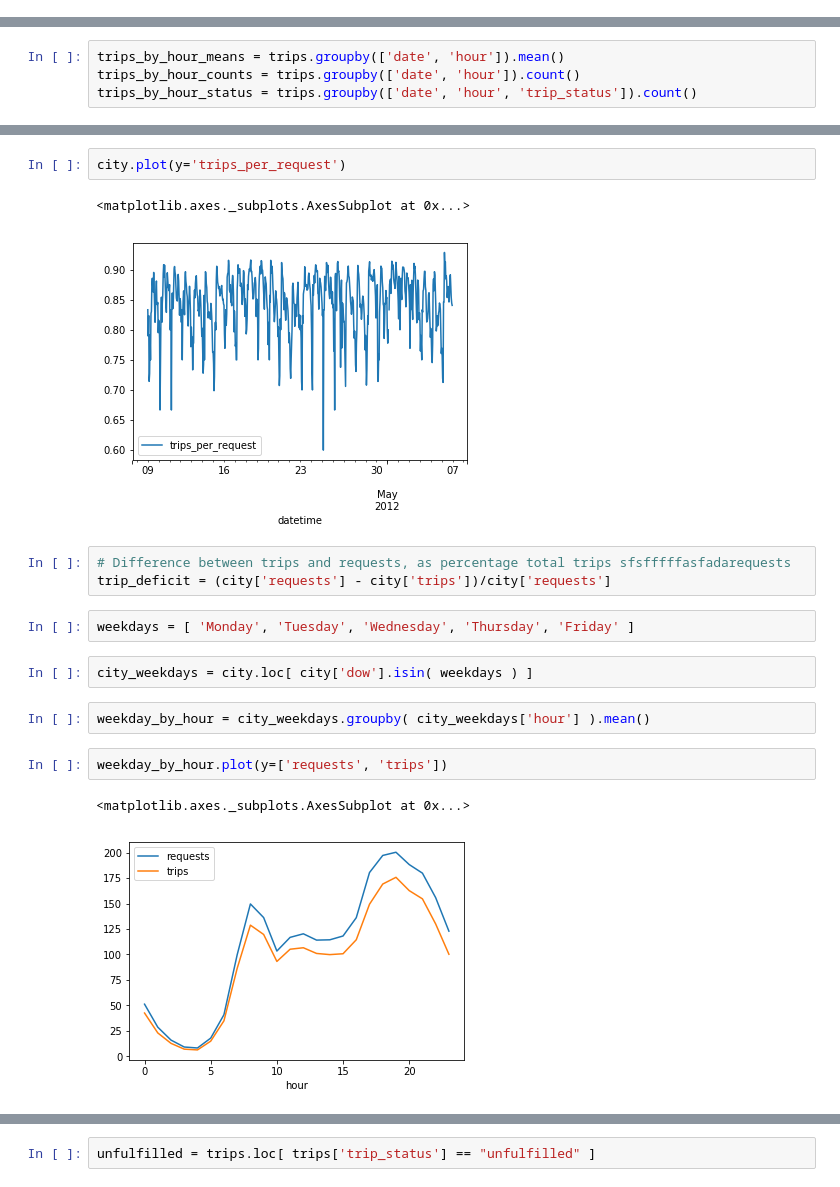
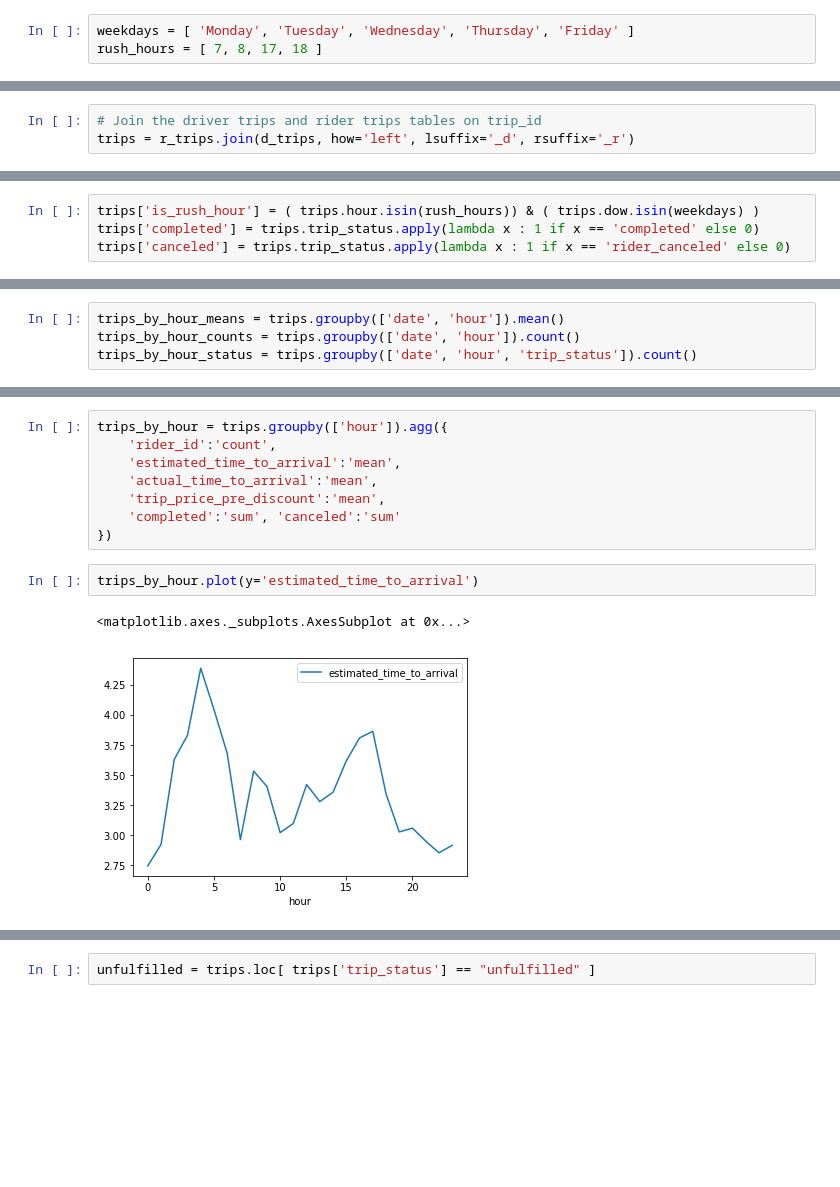
Before and after one commit to darthursteele/cityx, a Jupyter notebook: City X Marketplace Diagnostic Analysis.ipynb, the cells around one changed output, grey strips where cells are left out. Cells and saved outputs as stored; diff of their text form; blank space fills up the shorter version.

```diff
--- a/City X Marketplace Diagnostic Analysis.ipynb
+++ b/City X Marketplace Diagnostic Analysis.ipynb
@@ -53,0 +82,3 @@ import matplotlib.pyplot as plt
+# %%
+weekdays = [ 'Monday', 'Tuesday', 'Wednesday', 'Thursday', 'Friday' ]
+rush_hours = [ 7, 8, 17, 18 ]
@@ -158,0 +198,3 @@ trips['hour'] = trips.request_time.dt.hour
+# %%
+# Join the driver trips and rider trips tables on trip_id
+trips = r_trips.join(d_trips, how='left', lsuffix='_d', rsuffix='_r')
@@ -158,0 +216,4 @@ trips['hour'] = trips.request_time.dt.hour
+# %%
+trips['is_rush_hour'] = ( trips.hour.isin(rush_hours)) & ( trips.dow.isin(weekdays) )
+trips['completed'] = trips.trip_status.apply(lambda x : 1 if x == 'completed' else 0)
+trips['canceled'] = trips.trip_status.apply(lambda x : 1 if x == 'rider_canceled' else 0)
@@ -201,19 +593,13 @@ city['trips_per_request'] = city['trips']/city['requests']
+# %%
+trips_by_hour = trips.groupby(['hour']).agg({
+    'rider_id':'count',
+    'estimated_time_to_arrival':'mean',
+    'actual_time_to_arrival':'mean',
+    'trip_price_pre_discount':'mean',
+    'completed':'sum', 'canceled':'sum'
+})
 # %%
-city.plot(y='trips_per_request')
+trips_by_hour.plot(y='estimated_time_to_arrival')
 # %% [output]
 <matplotlib.axes._subplots.AxesSubplot at 0x...>
-[figure, old version]
+[figure, new version]
-# %%
-# Difference between trips and requests, as percentage total trips sfsfffffasfadarequests
-trip_deficit = (city['requests'] - city['trips'])/city['requests']
-# %%
-weekdays = [ 'Monday', 'Tuesday', 'Wednesday', 'Thursday', 'Friday' ]
-# %%
-city_weekdays = city.loc[ city['dow'].isin( weekdays ) ]
-# %%
-weekday_by_hour = city_weekdays.groupby( city_weekdays['hour'] ).mean()
-# %%
-weekday_by_hour.plot(y=['requests', 'trips'])
-# %% [output]
-<matplotlib.axes._subplots.AxesSubplot at 0x...>
-[figure, removed]
```
Also changed, not shown: parts of 121 cells of this notebook, 1 other file.
